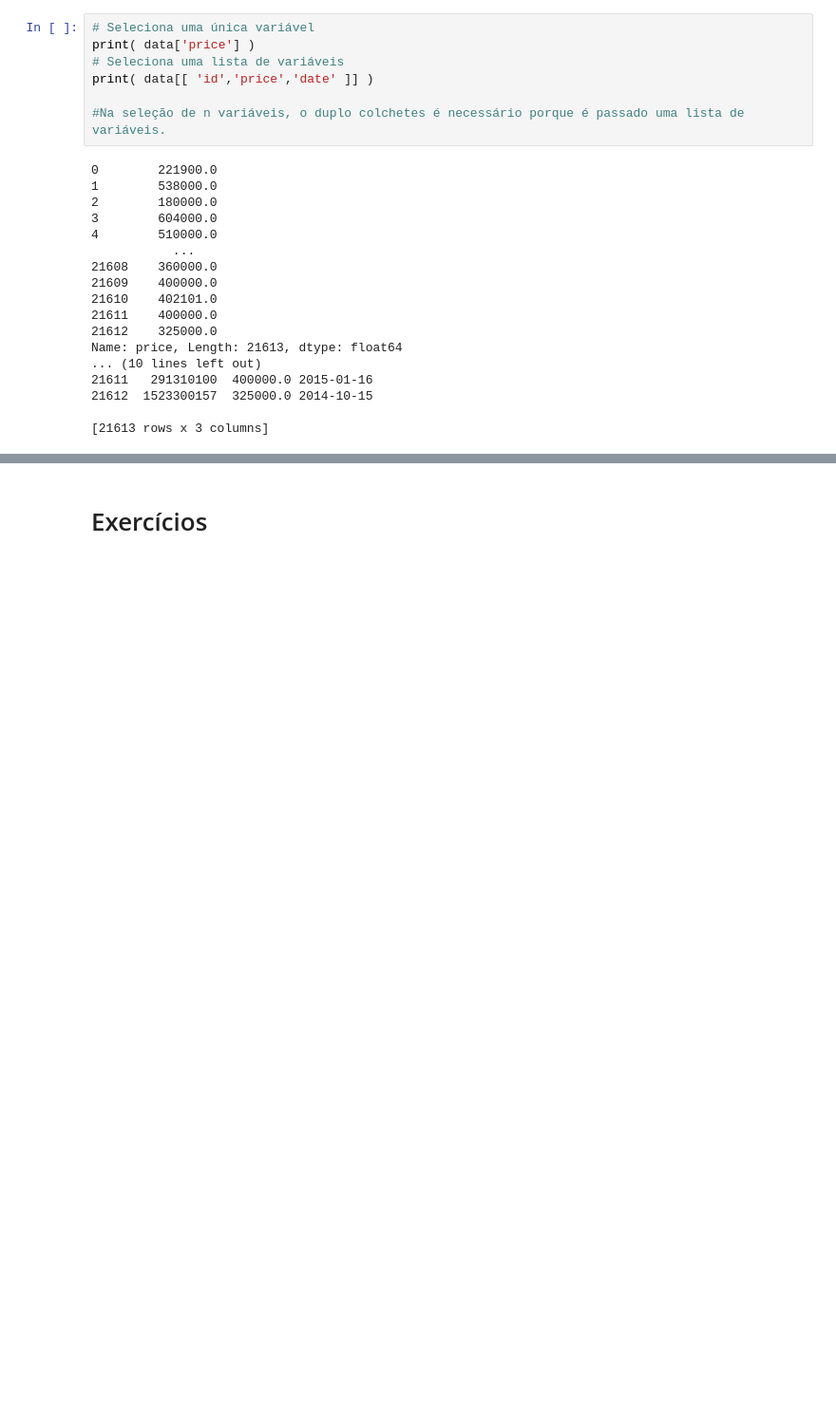
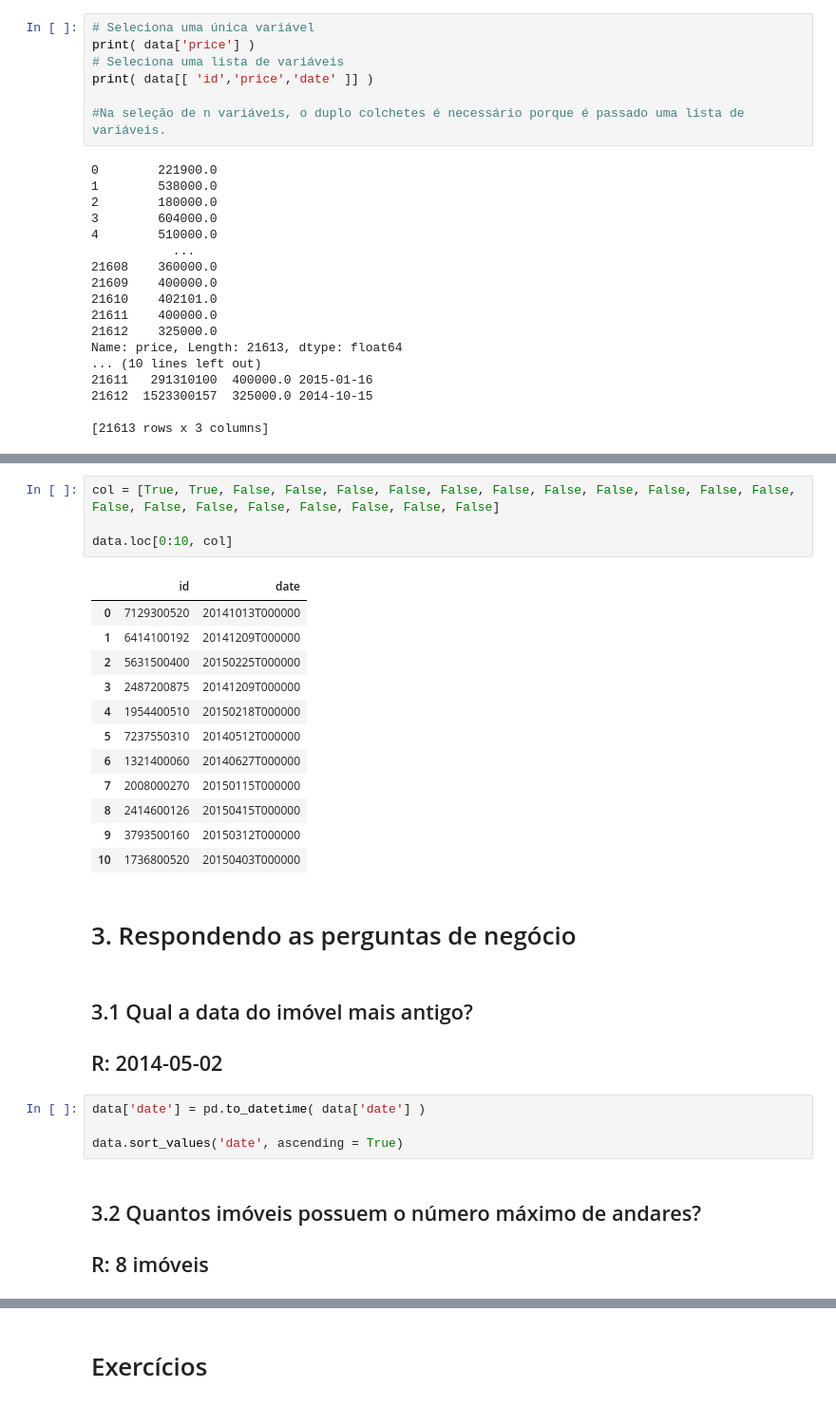
Before and after one commit to lucianaaguiarc/python_do_zero_ao_ds, a Jupyter notebook: missao02.ipynb, the cells around one changed output, grey strips where cells are left out. Shown at 95% size. Cells and saved outputs as stored; diff of their text form; blank space fills up the shorter version.

Commit message:
respondendo as perguntas do CEO

```diff
--- a/missao02.ipynb
+++ b/missao02.ipynb
@@ -324,0 +357,29 @@ Name: price, Length: 21613, dtype: float64
+# %%
+col = [True, True, False, False, False, False, False, False, False, False, False, False, False, False, False, False, False, False, False, False, False]
+
+data.loc[0:10, col]
+# %% [output]
+|  | id | date |
+| 0 | 7129300520 | 20141013T000000 |
+| 1 | 6414100192 | 20141209T000000 |
+| 2 | 5631500400 | 20150225T000000 |
+| 3 | 2487200875 | 20141209T000000 |
+| 4 | 1954400510 | 20150218T000000 |
+| 5 | 7237550310 | 20140512T000000 |
+| 6 | 1321400060 | 20140627T000000 |
+| 7 | 2008000270 | 20150115T000000 |
+| 8 | 2414600126 | 20150415T000000 |
+| 9 | 3793500160 | 20150312T000000 |
+| 10 | 1736800520 | 20150403T000000 |
+# %% [markdown]
+# 3. Respondendo as perguntas de negócio
+# %% [markdown]
+## 3.1 Qual a data do imóvel mais antigo?
+## R: 2014-05-02
+# %%
+data['date'] = pd.to_datetime( data['date'] )
+
+data.sort_values('date', ascending = True)
+# %% [markdown]
+## 3.2 Quantos imóveis possuem o número máximo de andares?
+## R: 8 imóveis
```
Also changed, not shown: parts of 18 cells of this notebook, 1 other file.
